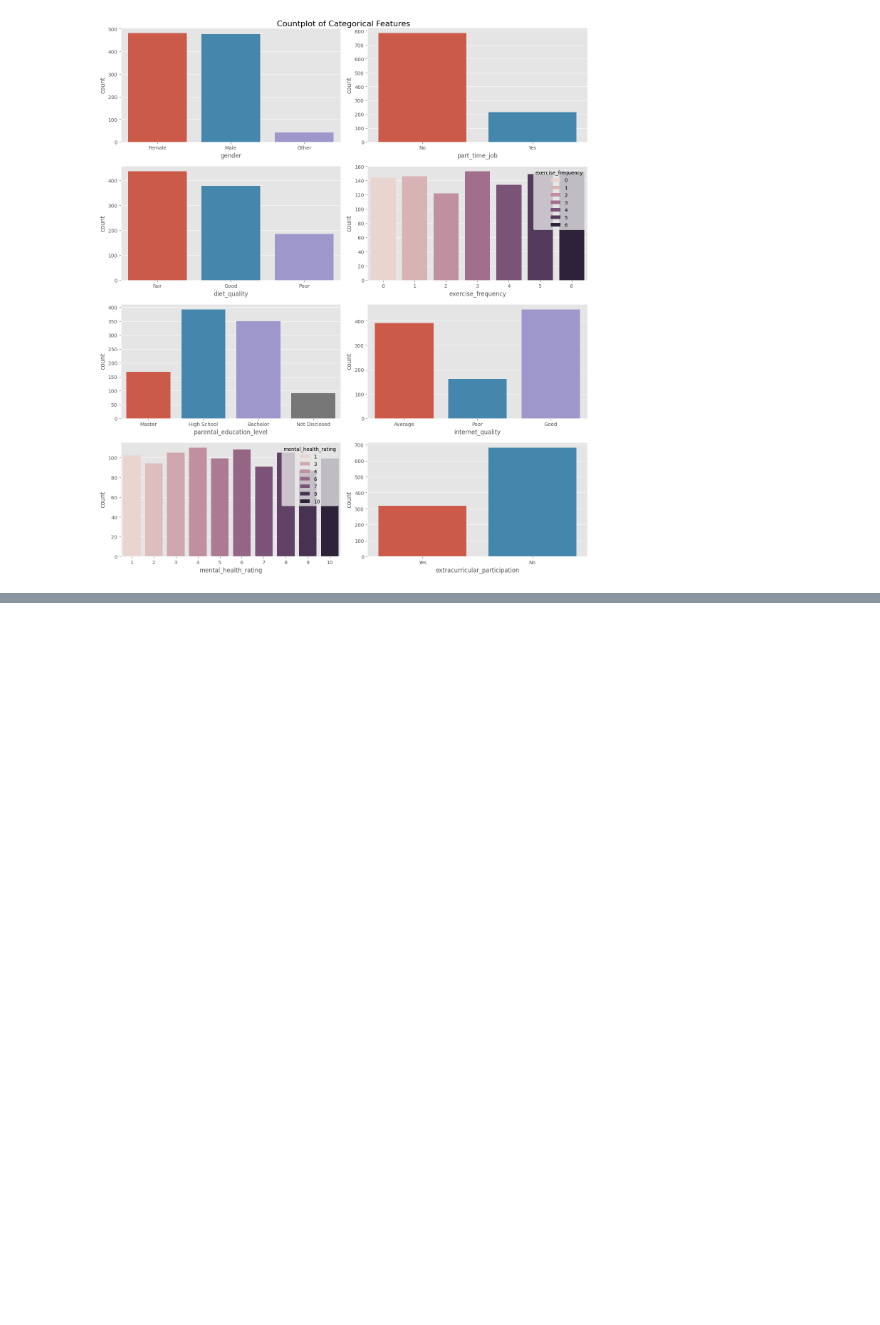
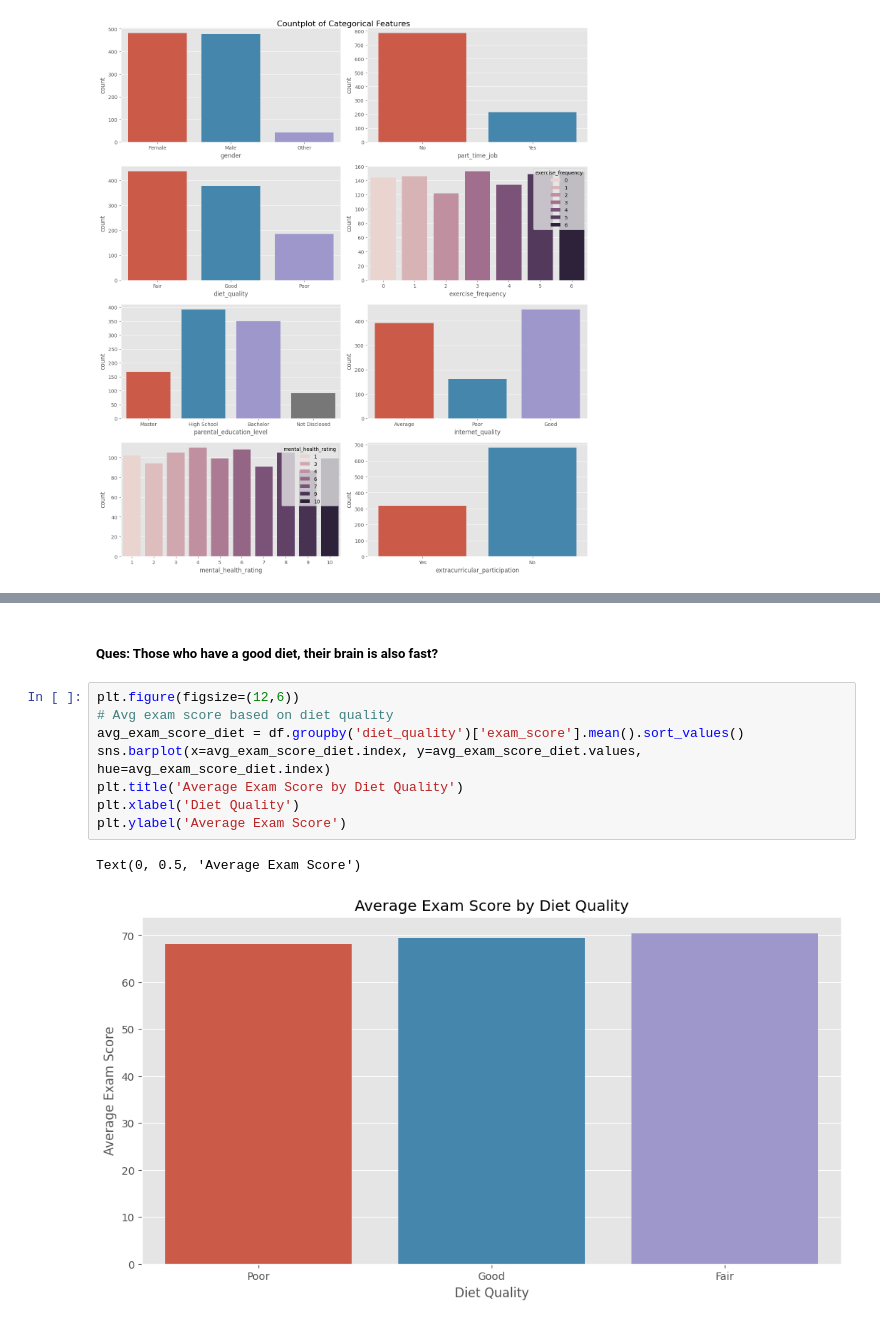
Before and after one commit to AnubhavYadavBCA25/Student-Habit-Performance-Project, a Jupyter notebook: notebook/EDA.ipynb, the cells around one changed output, grey strips where cells are left out. Cells and saved outputs as stored; diff of their text form; blank space fills up the shorter version.

```diff
--- a/notebook/EDA.ipynb
+++ b/notebook/EDA.ipynb
@@ -345,0 +402,13 @@ plt.tight_layout()
+# %% [markdown]
+##### Ques: Those who have a good diet, their brain is also fast?
+# %%
+plt.figure(figsize=(12,6))
+# Avg exam score based on diet quality
+avg_exam_score_diet = df.groupby('diet_quality')['exam_score'].mean().sort_values()
+sns.barplot(x=avg_exam_score_diet.index, y=avg_exam_score_diet.values, hue=avg_exam_score_diet.index)
+plt.title('Average Exam Score by Diet Quality')
+plt.xlabel('Diet Quality')
+plt.ylabel('Average Exam Score')
+# %% [output]
+Text(0, 0.5, 'Average Exam Score')
+[figure, added]
```
Also changed, not shown: parts of 15 cells of this notebook.
